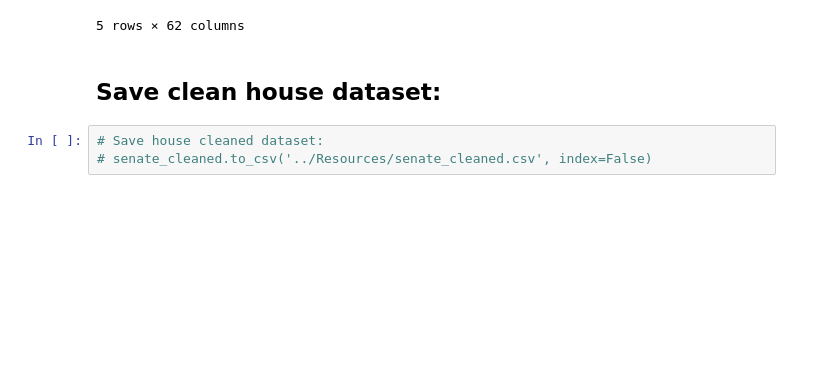
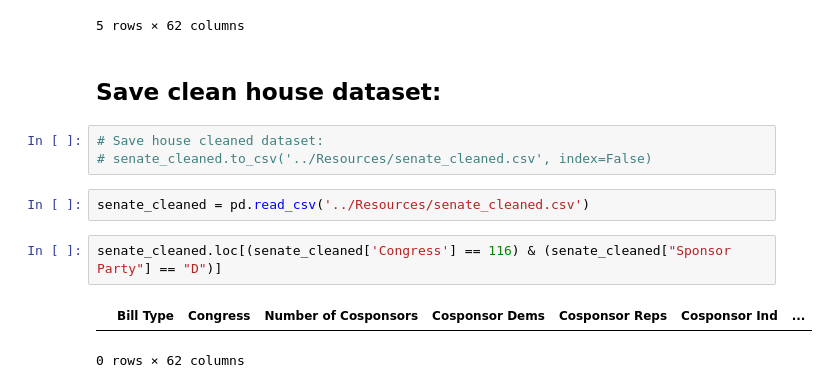
Before and after one commit to JJERANEK/Project-4, a Jupyter notebook: etl_ml_notebooks/etl_congress.ipynb, the cells around one changed output. Saved outputs shown, nothing was run; the diff lists cells and outputs as text; blank space fills up the shorter version.

```diff
--- a/etl_ml_notebooks/etl_congress.ipynb
+++ b/etl_ml_notebooks/etl_congress.ipynb
@@ -534,3 +555,10 @@ senate_cleaned.head()
 # %%
 # Save house cleaned dataset:
 # senate_cleaned.to_csv('../Resources/senate_cleaned.csv', index=False)
+# %%
+senate_cleaned = pd.read_csv('../Resources/senate_cleaned.csv')
+# %%
+senate_cleaned.loc[(senate_cleaned['Congress'] == 116) & (senate_cleaned["Sponsor Party"] == "D")]
+# %% [output]
+|  | Bill Type | Congress | Number of Cosponsors | Cosponsor Dems | Cosponsor Reps | Cosponsor Ind | ... |
+0 rows × 62 columns
```
Also changed, not shown: parts of 5 cells of this notebook, 1 other file.
